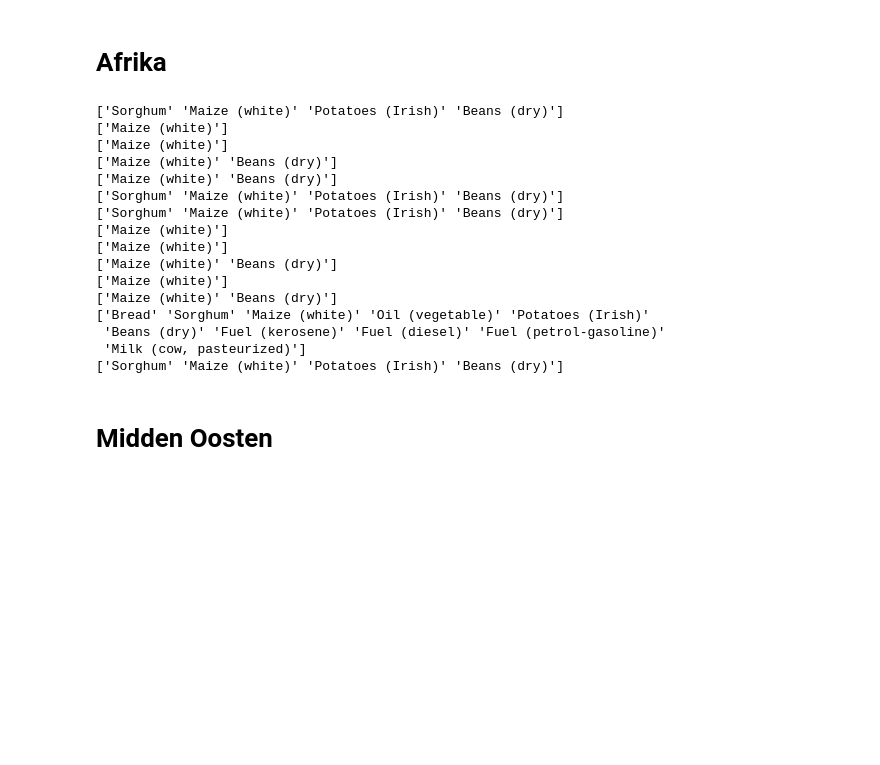
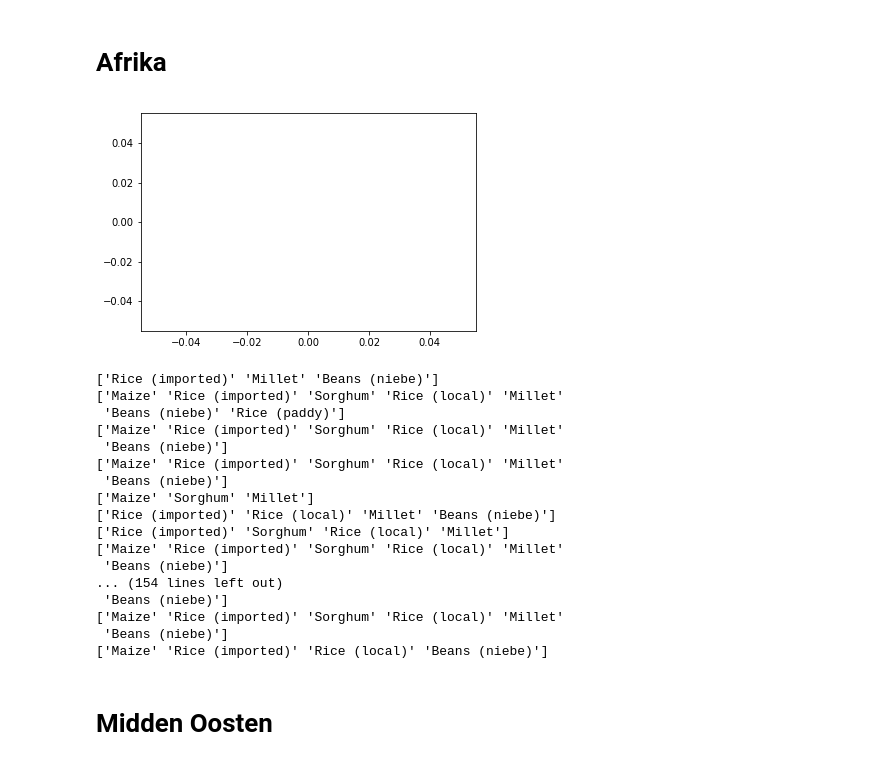
Before and after one commit to Take2001/DataProcessing, a Jupyter notebook: klad/Alex/Visualisation foodprices versie 2!!.ipynb, the cells around one changed output. Cells and saved outputs as stored; diff of their text form; code cells hidden in the pictures; blank space fills up the shorter version.

```diff
--- a/klad/Alex/Visualisation foodprices versie 2!!.ipynb
+++ b/klad/Alex/Visualisation foodprices versie 2!!.ipynb
@@ -31,9 +31,4 @@ def plotprice(country, product):
     y_values = (sum(prijslijst)/len(prijslijst))
     x_values = eten['Year']
     y_values = prijs
-#     plt.plot(x_values,y_values)
-    f = figure(plot_width=600, plot_height=600)
-    f.line(x_values, y_values)
-    output_file("prijzen_af.html")
-    save(f)
-    #return(x_values, y_values)
+    plt.plot(x_values, y_values)
@@ -44,3 +35,7 @@ plotprice('Kenya', 'Beans (dry)')
+# %%
+plotprice('Mali', 'Sorghum')
+# %% [output]
+[figure, added]
 # %%
 # laat zien welke producten er in een bepaald land te koop zijn
 def products_country(country):
@@ -52,24 +47,25 @@ def products_country(country):
         markt = af_country.loc[africa['mkt_name'] == market]
         eten = markt['cm_name'].unique()
         print(eten)
-products_country('Kenya')
+products_country('Mali')
 # %% [output]
-['Sorghum' 'Maize (white)' 'Potatoes (Irish)' 'Beans (dry)']
-['Maize (white)']
-['Maize (white)']
-['Maize (white)' 'Beans (dry)']
-['Maize (white)' 'Beans (dry)']
-['Sorghum' 'Maize (white)' 'Potatoes (Irish)' 'Beans (dry)']
-['Sorghum' 'Maize (white)' 'Potatoes (Irish)' 'Beans (dry)']
-['Maize (white)']
-['Maize (white)']
-['Maize (white)' 'Beans (dry)']
-['Maize (white)']
-['Maize (white)' 'Beans (dry)']
-['Bread' 'Sorghum' 'Maize (white)' 'Oil (vegetable)' 'Potatoes (Irish)'
- 'Beans (dry)' 'Fuel (kerosene)' 'Fuel (diesel)' 'Fuel (petrol-gasoline)'
- 'Milk (cow, pasteurized)']
-['Sorghum' 'Maize (white)' 'Potatoes (Irish)' 'Beans (dry)']
+['Rice (imported)' 'Millet' 'Beans (niebe)']
+['Maize' 'Rice (imported)' 'Sorghum' 'Rice (local)' 'Millet'
+ 'Beans (niebe)' 'Rice (paddy)']
+['Maize' 'Rice (imported)' 'Sorghum' 'Rice (local)' 'Millet'
+ 'Beans (niebe)']
+['Maize' 'Rice (imported)' 'Sorghum' 'Rice (local)' 'Millet'
+ 'Beans (niebe)']
+['Maize' 'Sorghum' 'Millet']
+['Rice (imported)' 'Rice (local)' 'Millet' 'Beans (niebe)']
+['Rice (imported)' 'Sorghum' 'Rice (local)' 'Millet']
+['Maize' 'Rice (imported)' 'Sorghum' 'Rice (local)' 'Millet'
+ 'Beans (niebe)']
+... (154 lines left out)
+ 'Beans (niebe)']
+['Maize' 'Rice (imported)' 'Sorghum' 'Rice (local)' 'Millet'
+ 'Beans (niebe)']
+['Maize' 'Rice (imported)' 'Rice (local)' 'Beans (niebe)']
 # %% [markdown]
 # Midden Oosten
 # %%
```
Also changed, not shown: parts of 2 cells of this notebook, 3 other files.
